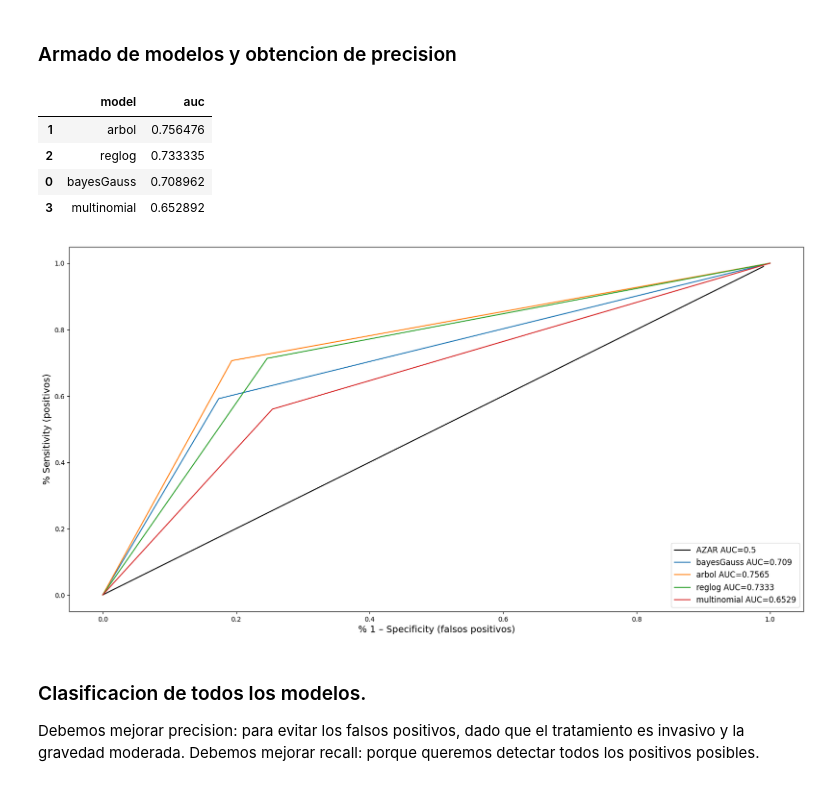
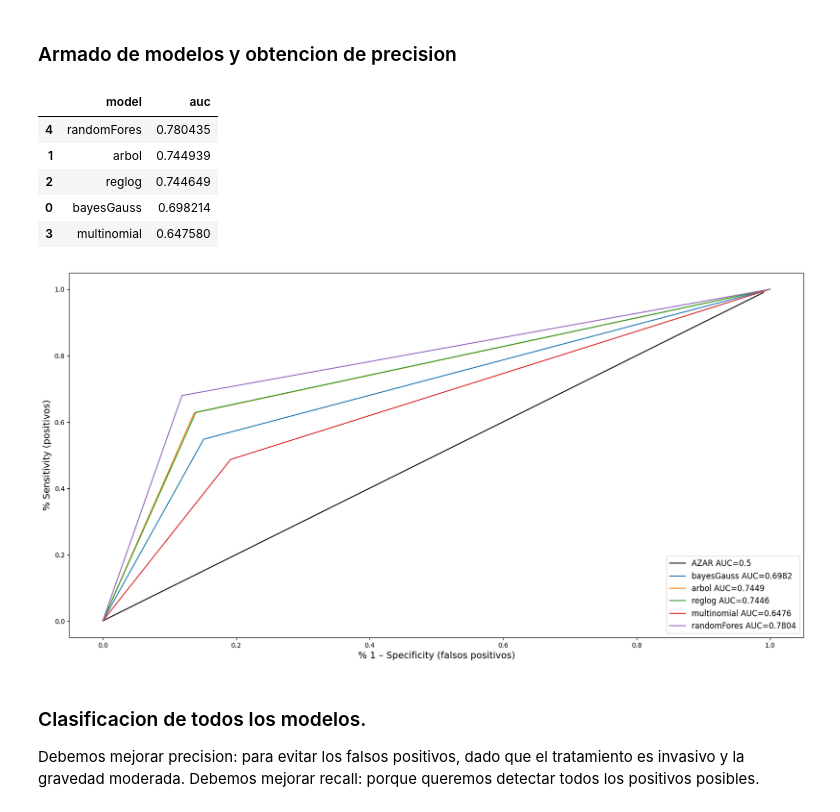
Before and after one commit to ignaciomontovio/TP-Virus, a Jupyter notebook: TP_EntregableVirus.ipynb, the cells around one changed output. Saved outputs shown, nothing was run; the diff lists cells and outputs as text; code cells hidden in the pictures.

```diff
--- a/TP_EntregableVirus.ipynb
+++ b/TP_EntregableVirus.ipynb
@@ -356,6 +665,8 @@ class ReplaceValue(BaseEstimator, TransformerMixin):
 ## Evaluacion de modelos
 # %%
 df_norm = df
+#df_norm = df_norm.drop(columns=['REC1','REC2'])
+#df_norm = df_norm.drop(columns=['Peso'])
 df_norm.loc[df['LVL'] == 1000000, 'LVL'] = None
 
 #df_norm = df_norm[df_norm['Edad'] > 10]
@@ -376,7 +687,8 @@ X = df_norm.drop("target", axis=1).drop("hijos", axis=1)
 y = df_norm["target"]
 
 
-# --------------------- Balanceo
+# --------------------- Balanceo --
+#Esta parte no está siendo usada pero se calcula de todas formas. Ver de borrar.
 # Testeo para ver si el balanceo de la variable target ayuda.
 from imblearn.over_sampling import RandomOverSampler
 from imblearn.under_sampling import RandomUnderSampler
@@ -406,8 +718,8 @@ print(majority_class_count)
 
 #  ----------------------------------------------
 
-# X_train_norm, X_test_norm, y_train, y_test = train_test_split(X, y, random_state=3, test_size=0.3)
-X_train_norm, X_test_norm, y_train, y_test = train_test_split(X_resampled, y_resampled, random_state=3, test_size=0.3)
+X_train_norm, X_test_norm, y_train, y_test = train_test_split(X, y, random_state=3, test_size=0.3)
+#X_train_norm, X_test_norm, y_train, y_test = train_test_split(X_resampled, y_resampled, random_state=3, test_size=0.3)
 
 
 pl = Pipeline(steps=[
@@ -462,35 +774,40 @@ y_pred_nb = bayes_multi.predict(X_test)
 bayes_gauss = GaussianNB()
 bayes_gauss.fit(X_train, y_train)
 y_pred_gauss = bayes_gauss.predict(X_test)
+
+rf_model = RandomForestClassifier(n_estimators=100, random_state=42)
+rf_model.fit(X_train, y_train)
+y_pred_randomForest = rf_model.predict(X_test)
 # %%
 # Inicializamos los labels del gráfico
 plt.figure(figsize=(20, 10))
 plt.xlabel('% 1 – Specificity (falsos positivos)', fontsize=14)
 plt.ylabel('% Sensitivity (positivos)', fontsize=14)
 
 # Graficamos la recta del azar
 it = [i/100 for i in range(100)]
 plt.plot(it,it,label="AZAR AUC=0.5",color="black")
 
-modelos = { 'bayesGauss':y_pred_gauss,'arbol':y_pred_tc, 'reglog':y_pred_lg, 'multinomial': y_pred_nb}
+modelos = { 'bayesGauss':y_pred_gauss,'arbol':y_pred_tc, 'reglog':y_pred_lg, 'multinomial': y_pred_nb, 'randomFores':y_pred_randomForest}
 areas = []
 for pred in modelos:
     auc = graficarCurvaRoc( modelos[pred] , pred )
     areas.append( (pred, auc) )
 areas = pd.DataFrame(areas, columns=['model','auc'])
 # Grafico
 # plt.title("Curva ROC", fontsize=14)
 # plt.tick_params(labelsize=12);
 # plt.show()
 # Tabla
 areas.sort_values('auc', ascending=False)
 # %% [output]
 |  | model | auc |
-| 1 | arbol | 0.756476 |
-| 2 | reglog | 0.733335 |
-| 0 | bayesGauss | 0.708962 |
-| 3 | multinomial | 0.652892 |
+| 4 | randomFores | 0.780435 |
+| 1 | arbol | 0.744939 |
+| 2 | reglog | 0.744649 |
+| 0 | bayesGauss | 0.698214 |
+| 3 | multinomial | 0.647580 |
-[figure, old version]
+[figure, new version]
 # %% [markdown]
 ### Clasificacion de todos los modelos.
 Debemos mejorar precision: para evitar los falsos positivos, dado que el tratamiento es invasivo y la gravedad moderada.
```
Also changed, not shown: parts of 52 cells of this notebook.
